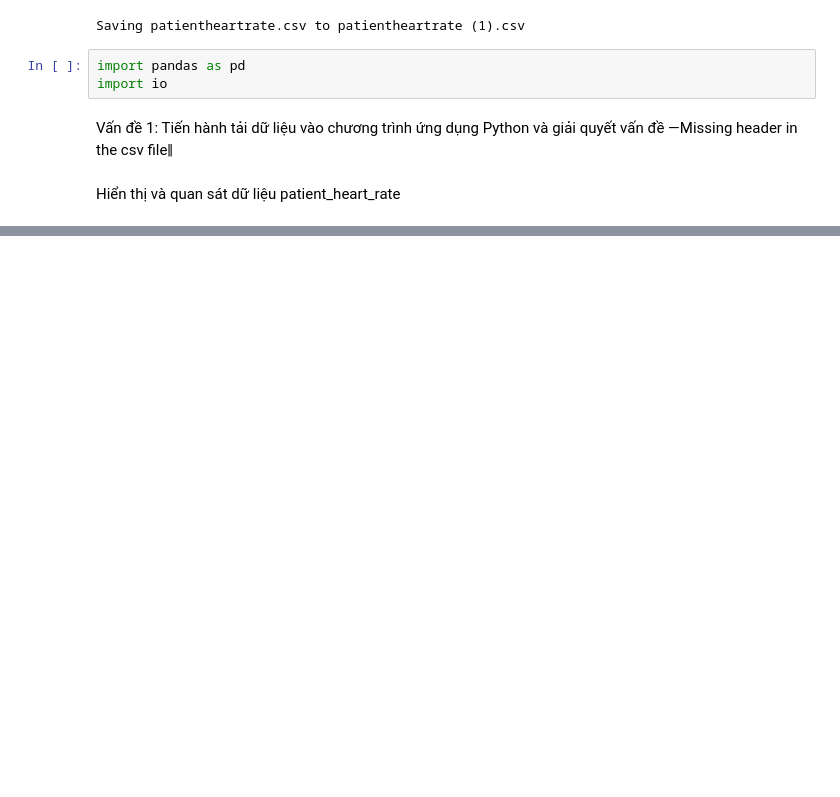
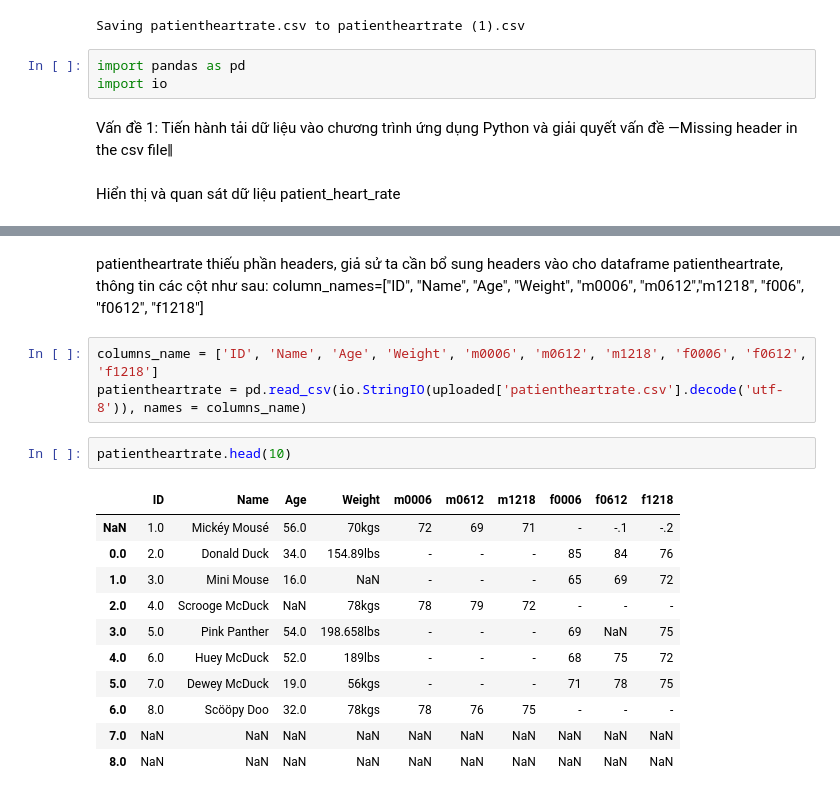
Before and after one commit to PhamBaVuong/DataAnalysisDeepLearning, a Jupyter notebook: Lab03.ipynb, the cells around one changed output, grey strips where cells are left out. Saved outputs shown, nothing was run; the diff lists cells and outputs as text; blank space fills up the shorter version.

```diff
--- a/Lab03.ipynb
+++ b/Lab03.ipynb
@@ -30,0 +31,20 @@ patientheartrate.head(10)
+# %% [markdown]
+
+patientheartrate thiếu phần headers, giả sử ta cần bổ sung headers vào cho dataframe patientheartrate, thông tin các cột như sau: column_names=["ID", "Name", "Age", "Weight", "m0006", "m0612","m1218", "f006", "f0612", "f1218"]
+# %%
+columns_name = ['ID', 'Name', 'Age', 'Weight', 'm0006', 'm0612', 'm1218', 'f0006', 'f0612', 'f1218']
+patientheartrate = pd.read_csv(io.StringIO(uploaded['patientheartrate.csv'].decode('utf-8')), names = columns_name)
+# %%
+patientheartrate.head(10)
+# %% [output]
+|  | ID | Name | Age | Weight | m0006 | m0612 | m1218 | f0006 | f0612 | f1218 |
+| NaN | 1.0 | Mickéy Mousé | 56.0 | 70kgs | 72 | 69 | 71 | - | -.1 | -.2 |
+| 0.0 | 2.0 | Donald Duck | 34.0 | 154.89lbs | - | - | - | 85 | 84 | 76 |
+| 1.0 | 3.0 | Mini Mouse | 16.0 | NaN | - | - | - | 65 | 69 | 72 |
+| 2.0 | 4.0 | Scrooge McDuck | NaN | 78kgs | 78 | 79 | 72 | - | - | - |
+| 3.0 | 5.0 | Pink Panther | 54.0 | 198.658lbs | - | - | - | 69 | NaN | 75 |
+| 4.0 | 6.0 | Huey McDuck | 52.0 | 189lbs | - | - | - | 68 | 75 | 72 |
+| 5.0 | 7.0 | Dewey McDuck | 19.0 | 56kgs | - | - | - | 71 | 78 | 75 |
+| 6.0 | 8.0 | Scööpy Doo | 32.0 | 78kgs | 78 | 76 | 75 | - | - | - |
+| 7.0 | NaN | NaN | NaN | NaN | NaN | NaN | NaN | NaN | NaN | NaN |
+| 8.0 | NaN | NaN | NaN | NaN | NaN | NaN | NaN | NaN | NaN | NaN |
```
Also changed, not shown: parts of 5 cells of this notebook.
